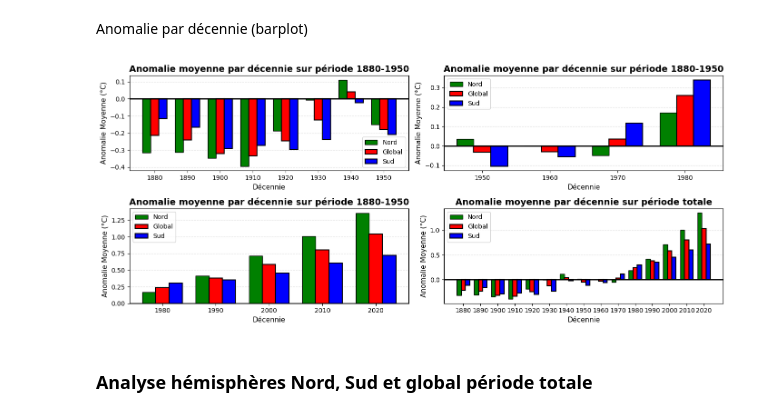
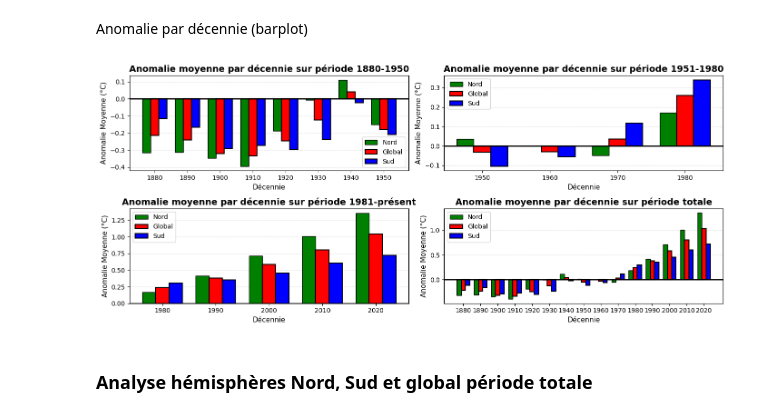
Before and after one commit to VinchC/projet, a Jupyter notebook: global_updated.ipynb, the cells around one changed output. Cells and saved outputs as stored; diff of their text form; code cells hidden in the pictures.

Commit message:
Fix on image subtitles

```diff
--- a/global_updated.ipynb
+++ b/global_updated.ipynb
@@ -418,38 +418,38 @@ ax1.legend(fontsize=10)
 ax1.grid(axis='y', linestyle='--', alpha=0.4)
 ax1.set_axisbelow(True)
 
-ax2.set_title('Anomalie moyenne par décennie sur période 1880-1950', fontsize=14, fontweight='bold')
+ax2.set_title('Anomalie moyenne par décennie sur période 1951-1980', fontsize=14, fontweight='bold')
 ax2.set_xlabel('Décennie', fontsize=11)
 ax2.set_ylabel('Anomalie Moyenne (°C)', fontsize=11)
 ax2.set_xticks(x_pendant)
 ax2.set_xticklabels(decades_pendant)
 ax2.legend(fontsize=10)
 ax2.grid(axis='y', linestyle='--', alpha=0.4)
 ax2.set_axisbelow(True)
 
-ax3.set_title('Anomalie moyenne par décennie sur période 1880-1950', fontsize=14, fontweight='bold')
+ax3.set_title('Anomalie moyenne par décennie sur période 1981-présent', fontsize=14, fontweight='bold')
 ax3.set_xlabel('Décennie', fontsize=11)
 ax3.set_ylabel('Anomalie Moyenne (°C)', fontsize=11)
 ax3.set_xticks(x_apres)
 ax3.set_xticklabels(decades_apres)
 ax3.legend(fontsize=10)
 ax3.grid(axis='y', linestyle='--', alpha=0.4)
 ax3.set_axisbelow(True)
 
 ax4.set_title('Anomalie moyenne par décennie sur période totale', fontsize=14, fontweight='bold')
 ax4.set_xlabel('Décennie', fontsize=11)
 ax4.set_ylabel('Anomalie Moyenne (°C)', fontsize=11)
 ax4.set_xticks(x)
 ax4.set_xticklabels(decades)
 ax4.legend(fontsize=10)
 ax4.grid(axis='y', linestyle='--', alpha=0.4)
 ax4.set_axisbelow(True)
 
 plt.tight_layout()
 plt.savefig('./images/anomalie_par_decennie.png', dpi=300, bbox_inches='tight')
 plt.show()
 # %% [output]
-[figure, old version]
+[figure, new version]
 # %% [markdown]
 ### Analyse hémisphères Nord, Sud et global période totale
 # %% [markdown]
```
Also changed, not shown: 3 other files.
